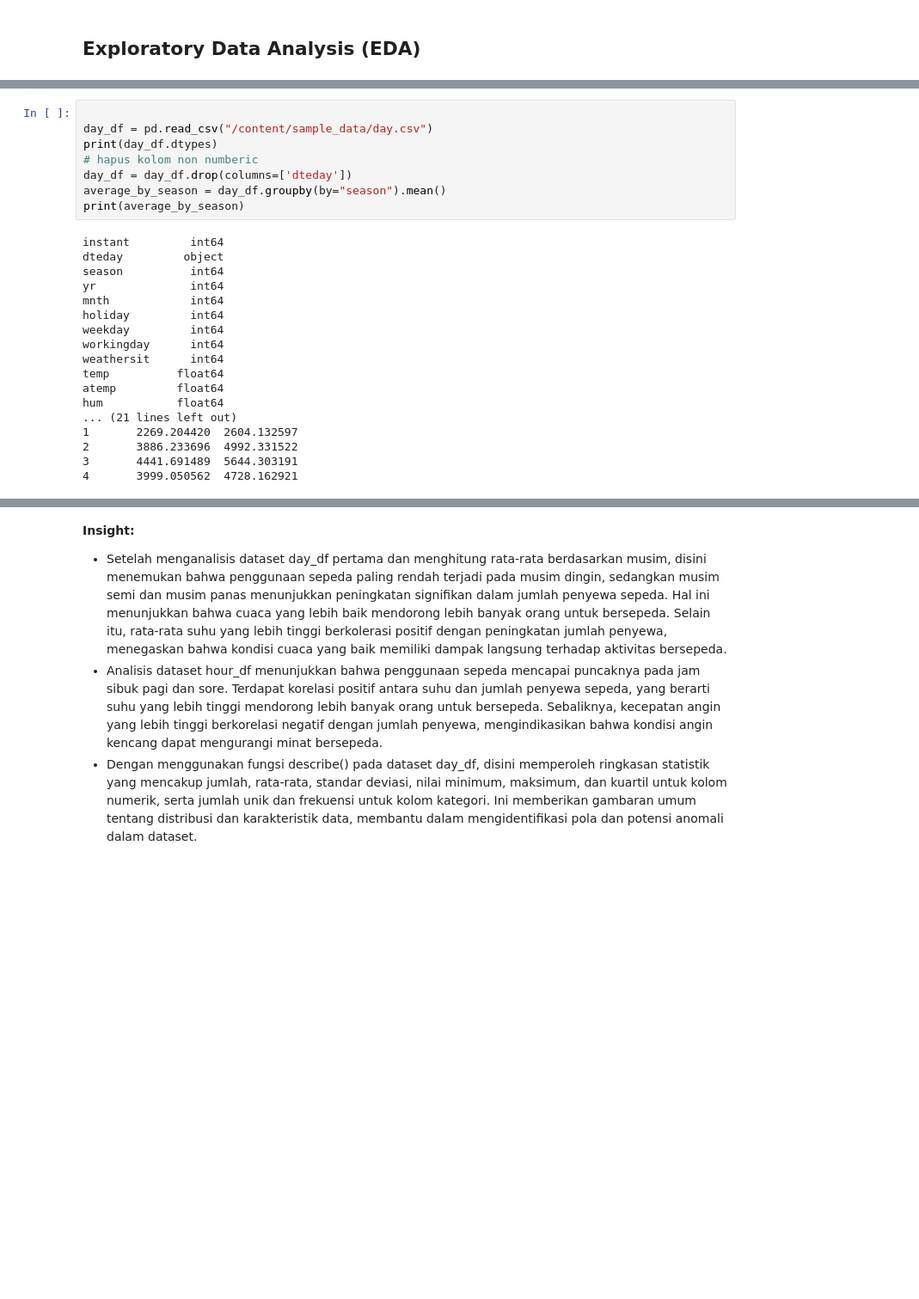
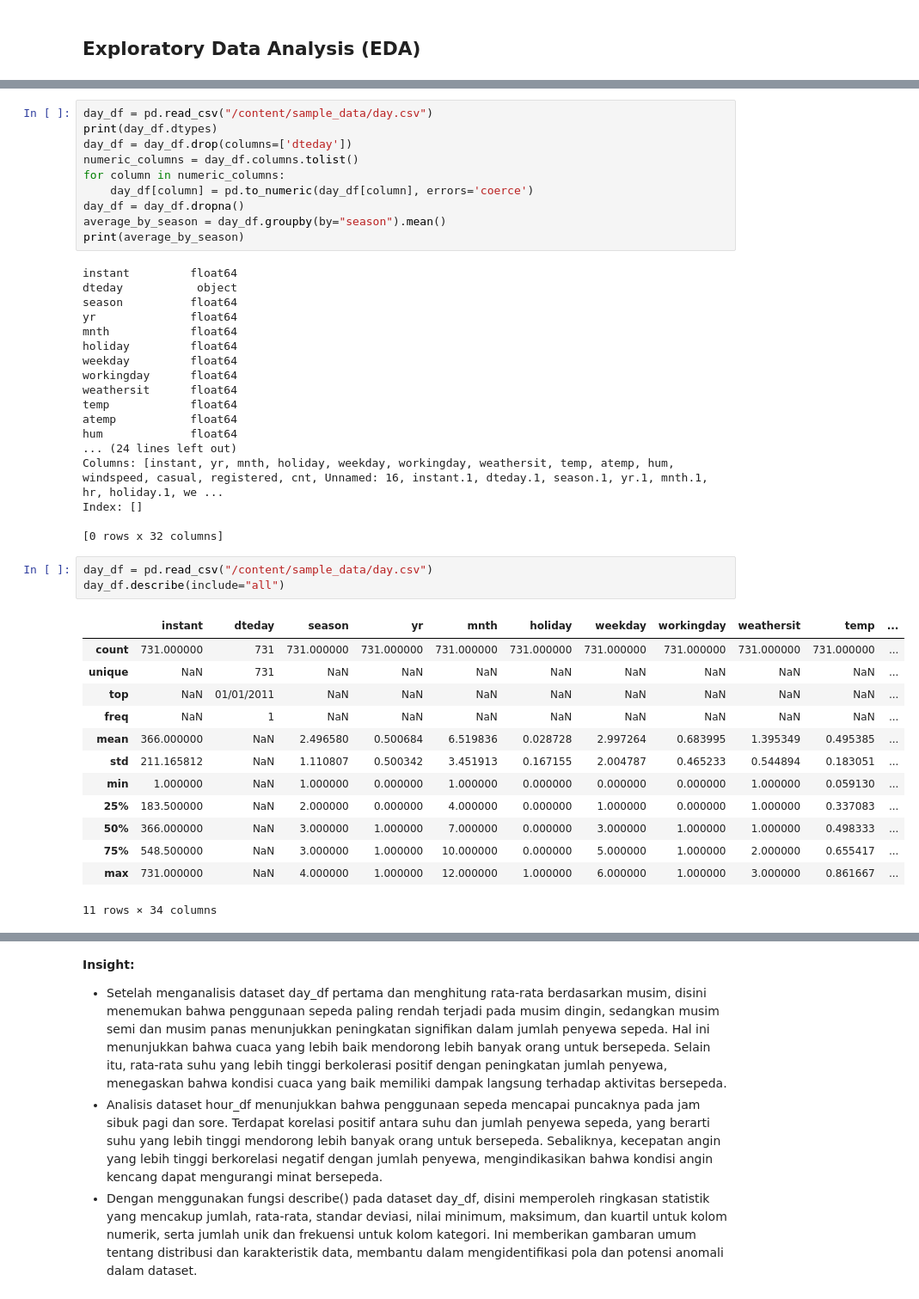
Before and after one commit to carlo366/proyek_analisis_data, a Jupyter notebook: notebook.ipynb, the cells around one changed output, grey strips where cells are left out. Shown: that part at 86% size. Drawn from its saved outputs; the diff is of its cells as text; blank space fills up the shorter version.

```diff
--- a/notebook.ipynb
+++ b/notebook.ipynb
@@ -194,28 +131,47 @@ Explore ...
 # %%
-
 day_df = pd.read_csv("/content/sample_data/day.csv")
 print(day_df.dtypes)
-# hapus kolom non numberic
 day_df = day_df.drop(columns=['dteday'])
+numeric_columns = day_df.columns.tolist()
+for column in numeric_columns:
+    day_df[column] = pd.to_numeric(day_df[column], errors='coerce')
+day_df = day_df.dropna()
 average_by_season = day_df.groupby(by="season").mean()
 print(average_by_season)
 # %% [output]
-instant         int64
-dteday         object
-season          int64
-yr              int64
-mnth            int64
-holiday         int64
-weekday         int64
-workingday      int64
-weathersit      int64
-temp          float64
-atemp         float64
-hum           float64
-... (21 lines left out)
-1       2269.204420  2604.132597
-2       3886.233696  4992.331522
-3       4441.691489  5644.303191
-4       3999.050562  4728.162921
+instant         float64
+dteday           object
+season          float64
+yr              float64
+mnth            float64
+holiday         float64
+weekday         float64
+workingday      float64
+weathersit      float64
+temp            float64
+atemp           float64
+hum             float64
+... (24 lines left out)
+Columns: [instant, yr, mnth, holiday, weekday, workingday, weathersit, temp, atemp, hum, windspeed, casual, registered, cnt, Unnamed: 16, instant.1, dteday.1, season.1, yr.1, mnth.1, hr, holiday.1, we ...
+Index: []
+
+[0 rows x 32 columns]
+# %%
+day_df = pd.read_csv("/content/sample_data/day.csv")
+day_df.describe(include="all")
+# %% [output]
+|  | instant | dteday | season | yr | mnth | holiday | weekday | workingday | weathersit | temp | ... |
+| count | 731.000000 | 731 | 731.000000 | 731.000000 | 731.000000 | 731.000000 | 731.000000 | 731.000000 | 731.000000 | 731.000000 | ... |
+| unique | NaN | 731 | NaN | NaN | NaN | NaN | NaN | NaN | NaN | NaN | ... |
+| top | NaN | 01/01/2011 | NaN | NaN | NaN | NaN | NaN | NaN | NaN | NaN | ... |
+| freq | NaN | 1 | NaN | NaN | NaN | NaN | NaN | NaN | NaN | NaN | ... |
+| mean | 366.000000 | NaN | 2.496580 | 0.500684 | 6.519836 | 0.028728 | 2.997264 | 0.683995 | 1.395349 | 0.495385 | ... |
+| std | 211.165812 | NaN | 1.110807 | 0.500342 | 3.451913 | 0.167155 | 2.004787 | 0.465233 | 0.544894 | 0.183051 | ... |
+| min | 1.000000 | NaN | 1.000000 | 0.000000 | 1.000000 | 0.000000 | 0.000000 | 0.000000 | 1.000000 | 0.059130 | ... |
+| 25% | 183.500000 | NaN | 2.000000 | 0.000000 | 4.000000 | 0.000000 | 1.000000 | 0.000000 | 1.000000 | 0.337083 | ... |
+| 50% | 366.000000 | NaN | 3.000000 | 1.000000 | 7.000000 | 0.000000 | 3.000000 | 1.000000 | 1.000000 | 0.498333 | ... |
+| 75% | 548.500000 | NaN | 3.000000 | 1.000000 | 10.000000 | 0.000000 | 5.000000 | 1.000000 | 2.000000 | 0.655417 | ... |
+| max | 731.000000 | NaN | 4.000000 | 1.000000 | 12.000000 | 1.000000 | 6.000000 | 1.000000 | 3.000000 | 0.861667 | ... |
+11 rows × 34 columns
 # %%
 hour_df = pd.read_csv("/content/sample_data/hour.csv")
```
Also changed, not shown: parts of 22 cells of this notebook, 2 other files.
